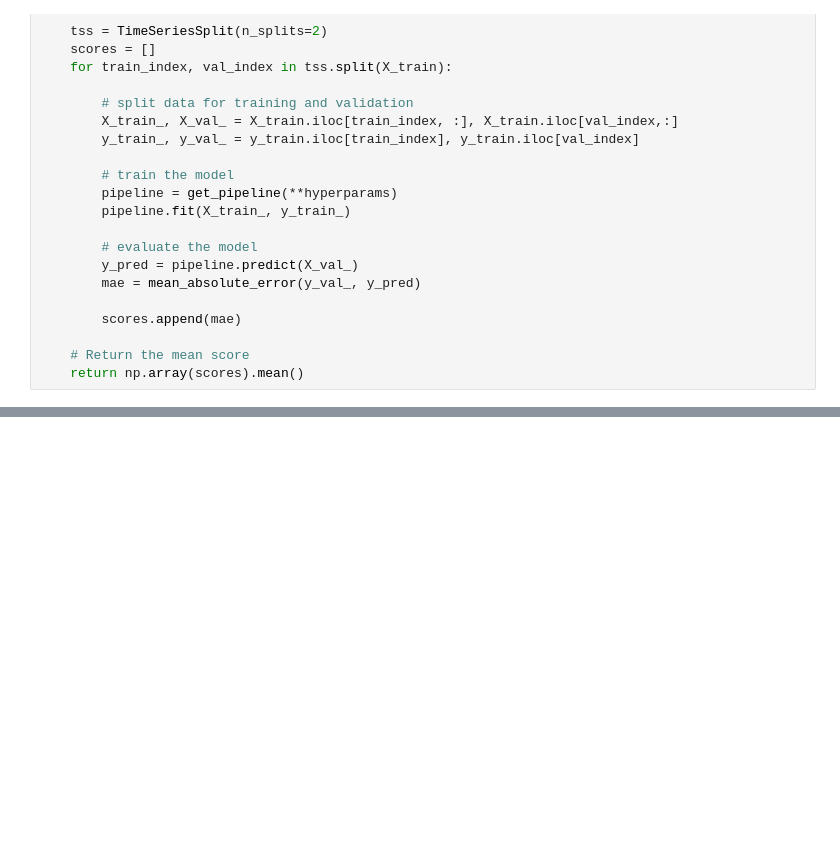
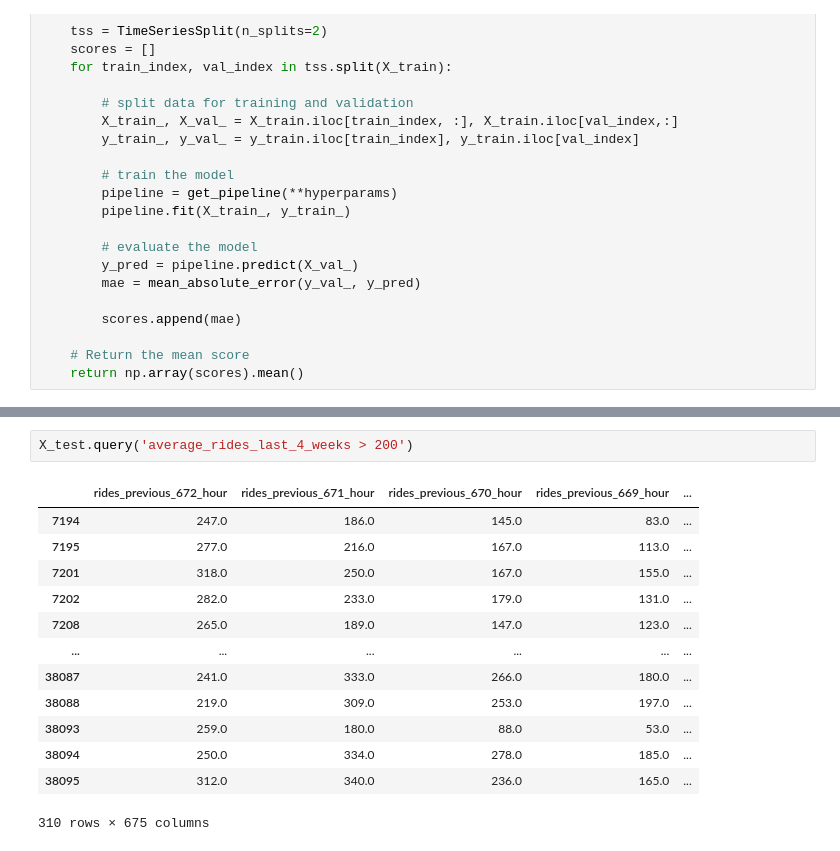
Before and after one commit to iocariz/taxi_demand_predictor, a Jupyter notebook: notebooks/10_lightgbm_model_with_hyper_paremeter_tuning.ipynb, the cells around one changed output, grey strips where cells are left out. Drawn from its saved outputs; the diff is of its cells as text; blank space fills up the shorter version.

```diff
--- a/notebooks/10_lightgbm_model_with_hyper_paremeter_tuning.ipynb
+++ b/notebooks/10_lightgbm_model_with_hyper_paremeter_tuning.ipynb
@@ -160,0 +175,16 @@ plot_one_sample(
+# %%
+X_test.query('average_rides_last_4_weeks > 200')
+# %% [output]
+|  | rides_previous_672_hour | rides_previous_671_hour | rides_previous_670_hour | rides_previous_669_hour | ... |
+| 7194 | 247.0 | 186.0 | 145.0 | 83.0 | ... |
+| 7195 | 277.0 | 216.0 | 167.0 | 113.0 | ... |
+| 7201 | 318.0 | 250.0 | 167.0 | 155.0 | ... |
+| 7202 | 282.0 | 233.0 | 179.0 | 131.0 | ... |
+| 7208 | 265.0 | 189.0 | 147.0 | 123.0 | ... |
+| ... | ... | ... | ... | ... | ... |
+| 38087 | 241.0 | 333.0 | 266.0 | 180.0 | ... |
+| 38088 | 219.0 | 309.0 | 253.0 | 197.0 | ... |
+| 38093 | 259.0 | 180.0 | 88.0 | 53.0 | ... |
+| 38094 | 250.0 | 334.0 | 278.0 | 185.0 | ... |
+| 38095 | 312.0 | 340.0 | 236.0 | 165.0 | ... |
+310 rows × 675 columns
```
Also changed, not shown: parts of 10 cells of this notebook, 9 other files.
